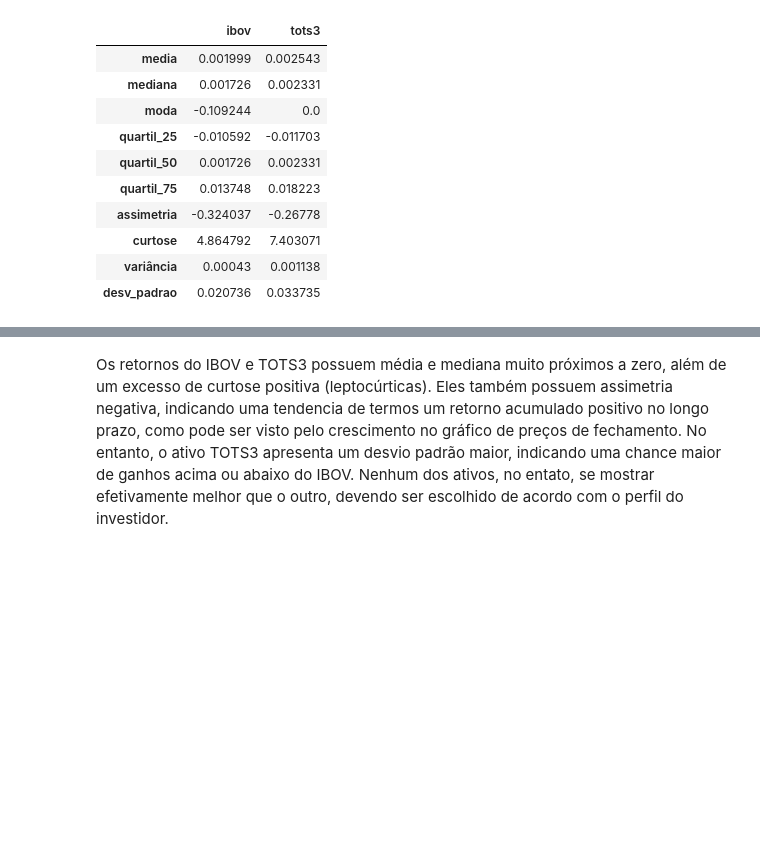
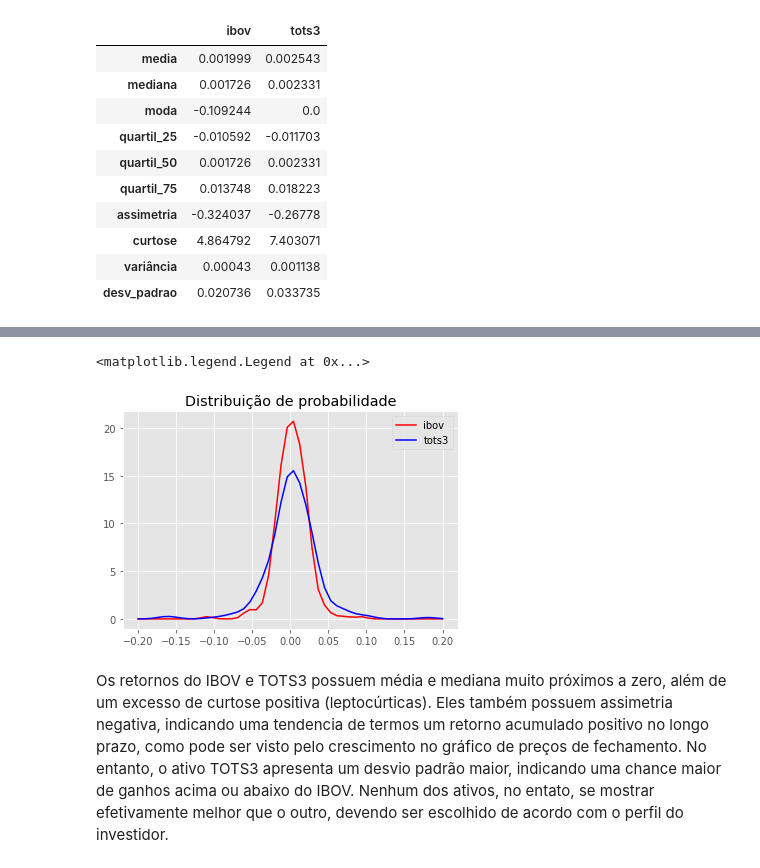
Before and after one commit to amiltonmendes/aedi, a Jupyter notebook: notebooks/analise_tots.ipynb, the cells around one changed output, grey strips where cells are left out. Drawn from its saved outputs; the diff is of its cells as text; code cells hidden in the pictures; blank space fills up the shorter version.

```diff
--- a/notebooks/analise_tots.ipynb
+++ b/notebooks/analise_tots.ipynb
@@ -213,3 +214,24 @@ plt.show()
+# %%
+%matplotlib inline
+plt.figure( figsize=(7, 4), dpi=75 )  # w=7 h=4 dpi=75
+plt.title('Função distribuição de probabilidade')
+plt.xlabel('Retorno')
+plt.ylabel('Probabilidade')
+
+density_ibov = gkde(log_ret['ibov'].sort_values())
+density_tots3 = gkde(log_ret['tots3'].sort_values())
+_, x_ibov, _ = plt.hist(log_ret['ibov'].sort_values(), bins=np.linspace(-0.2, 0.2, 50),
+                   histtype=u'step', density=True)
+_, x_tots3, _ = plt.hist(log_ret['tots3'].sort_values(), bins=np.linspace(-0.2, 0.2, 50),
+                   histtype=u'step', density=True)
+plt.close()
+plt.plot(x_ibov, density_ibov(x_ibov), 'r', label='ibov')
+plt.plot(x_tots3, density_tots3(x_tots3), 'b', label='tots3')
+plt.title("Distribuição de probabilidade")
+plt.legend()
+# %% [output]
+<matplotlib.legend.Legend at 0x...>
+[figure, added]
 # %% [markdown]
 <div style="text-align:left">
 Os retornos do IBOV e TOTS3 possuem média e mediana muito próximos a zero, além de
```
Also changed, not shown: parts of 8 cells of this notebook.
